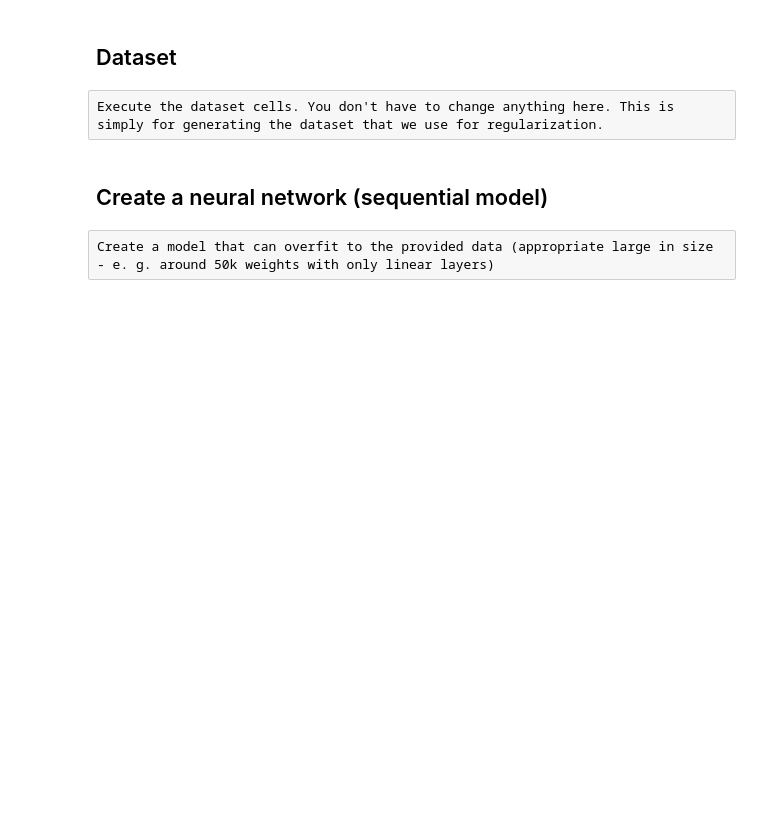
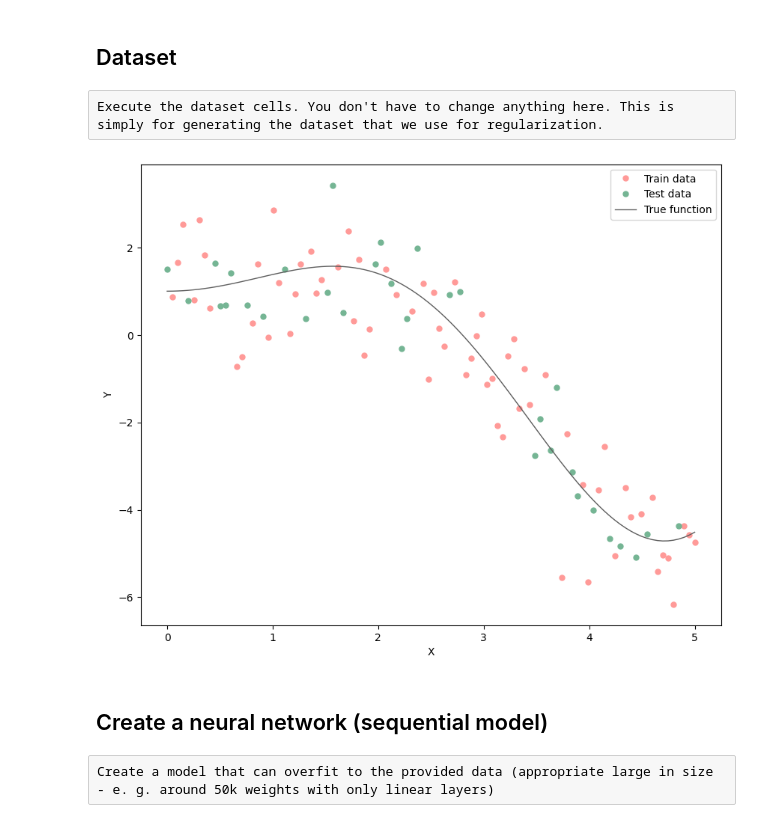
Before and after one commit to AvoidRafid/Academic, a Jupyter notebook: 06_Regularization/06_Regularization.ipynb, the cells around one changed output. Drawn from its saved outputs; the diff is of its cells as text; code cells hidden in the pictures; blank space fills up the shorter version.

```diff
--- a/06_Regularization/06_Regularization.ipynb
+++ b/06_Regularization/06_Regularization.ipynb
@@ -37,20 +37,22 @@ y_test = np.reshape(y_test, newshape=(-1, 1)).astype(np.float32)
 # %%
 plt.rcParams["figure.figsize"] = (10,8)
 
 # Plot the train data
-plt.plot(x_train,y_train, '.', label='Train data', markersize=15, color='#FF9A98')
+plt.plot(x_train,y_train, '.', label='Train data', markersize=10, color='#FF9A98')
 
 # Plot the test data
-plt.plot(x_test,y_test, '.', label='Test data', markersize=15, color='#75B594')
+plt.plot(x_test,y_test, '.', label='Test data', markersize=10, color='#75B594')
 
 # Plot the true data
-plt.plot(x_b, y_b, '-', label='True function', linewidth=3, color='#5E5E5E')
+plt.plot(x_b, y_b, '-', label='True function', linewidth=1, color='#5E5E5E')
 
 # Set the axes labels
 plt.xlabel('X')
 plt.ylabel('Y')
 plt.legend()
 plt.show()
+# %% [output]
+[figure, added]
 # %% [markdown]
 ## Create a neural network (sequential model)
 # %% [raw]
```
Also changed, not shown: parts of 15 cells of this notebook, 3 other files.
